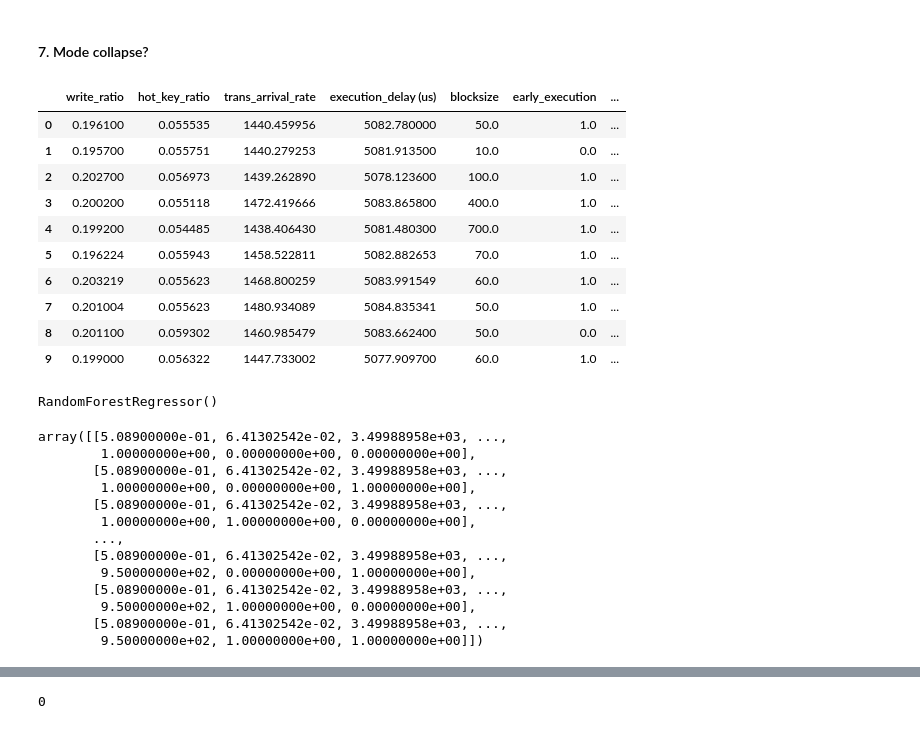
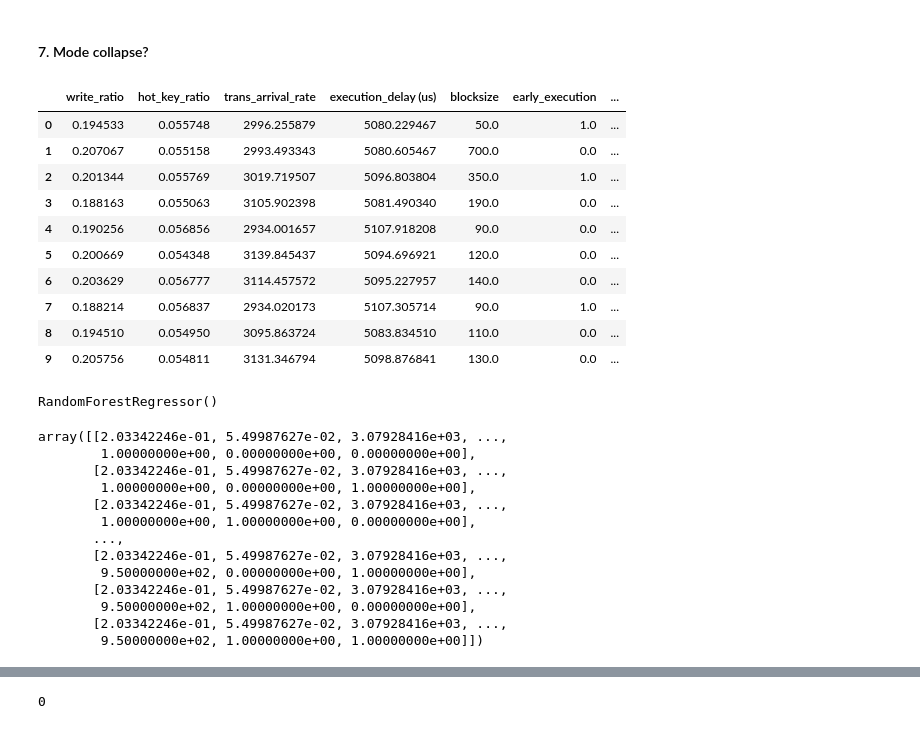
Before and after one commit to chenyuanwu/AdaChain, a Jupyter notebook: src/learning/visualization.ipynb, the cells around one changed output, grey strips where cells are left out. Cells and saved outputs as stored; diff of their text form; code cells hidden in the pictures.

```diff
--- a/src/learning/visualization.ipynb
+++ b/src/learning/visualization.ipynb
@@ -203,22 +203,25 @@ Architecture chosen:
 #### 7. Mode collapse?
 # %%
 import pandas as pd
-df1 = pd.read_csv('ts_episode_100_6.csv')
-df1.rename(columns=str.strip, inplace=True)
-df2 = pd.read_csv('ts_episode_100_7.csv')
-df2.rename(columns=str.strip, inplace=True)
+# df1 = pd.read_csv('ts_episode_100_6.csv')
+# df1.rename(columns=str.strip, inplace=True)
+# df2 = pd.read_csv('ts_episode_100_7.csv')
+# df2.rename(columns=str.strip, inplace=True)
+
+df = pd.read_csv('ts_episode_100_14.csv')
+df.rename(columns=str.strip, inplace=True)
 # %%
-df1.head(10)
+df.head(10)
 # %% [output]
 |  | write_ratio | hot_key_ratio | trans_arrival_rate | execution_delay (us) | blocksize | early_execution | ... |
-| 0 | 0.196100 | 0.055535 | 1440.459956 | 5082.780000 | 50.0 | 1.0 | ... |
-| 1 | 0.195700 | 0.055751 | 1440.279253 | 5081.913500 | 10.0 | 0.0 | ... |
-| 2 | 0.202700 | 0.056973 | 1439.262890 | 5078.123600 | 100.0 | 1.0 | ... |
-| 3 | 0.200200 | 0.055118 | 1472.419666 | 5083.865800 | 400.0 | 1.0 | ... |
-| 4 | 0.199200 | 0.054485 | 1438.406430 | 5081.480300 | 700.0 | 1.0 | ... |
-| 5 | 0.196224 | 0.055943 | 1458.522811 | 5082.882653 | 70.0 | 1.0 | ... |
-| 6 | 0.203219 | 0.055623 | 1468.800259 | 5083.991549 | 60.0 | 1.0 | ... |
-| 7 | 0.201004 | 0.055623 | 1480.934089 | 5084.835341 | 50.0 | 1.0 | ... |
-| 8 | 0.201100 | 0.059302 | 1460.985479 | 5083.662400 | 50.0 | 0.0 | ... |
-| 9 | 0.199000 | 0.056322 | 1447.733002 | 5077.909700 | 60.0 | 1.0 | ... |
+| 0 | 0.194533 | 0.055748 | 2996.255879 | 5080.229467 | 50.0 | 1.0 | ... |
+| 1 | 0.207067 | 0.055158 | 2993.493343 | 5080.605467 | 700.0 | 0.0 | ... |
+| 2 | 0.201344 | 0.055769 | 3019.719507 | 5096.803804 | 350.0 | 1.0 | ... |
+| 3 | 0.188163 | 0.055063 | 3105.902398 | 5081.490340 | 190.0 | 0.0 | ... |
+| 4 | 0.190256 | 0.056856 | 2934.001657 | 5107.918208 | 90.0 | 0.0 | ... |
+| 5 | 0.200669 | 0.054348 | 3139.845437 | 5094.696921 | 120.0 | 0.0 | ... |
+| 6 | 0.203629 | 0.056777 | 3114.457572 | 5095.227957 | 140.0 | 0.0 | ... |
+| 7 | 0.188214 | 0.056837 | 2934.020173 | 5107.305714 | 90.0 | 1.0 | ... |
+| 8 | 0.194510 | 0.054950 | 3095.863724 | 5083.834510 | 110.0 | 0.0 | ... |
+| 9 | 0.205756 | 0.054811 | 3131.346794 | 5098.876841 | 130.0 | 0.0 | ... |
 # %%
@@ -244,22 +250,22 @@ for dim_1 in blocksizes:
 actions_matrix = np.vstack(actions)
 enumeration_matrix = np.hstack((np.zeros((actions_matrix.shape[0], 4)), actions_matrix))
 # %%
-state = df2.iloc[11, [0, 1, 2, 3]].values
+state = df.iloc[51, [0, 1, 2, 3]].values
 enumeration_matrix[:, 0:4] = state
 enumeration_matrix
 # %% [output]
-array([[5.08900000e-01, 6.41302542e-02, 3.49988958e+03, ...,
+array([[2.03342246e-01, 5.49987627e-02, 3.07928416e+03, ...,
         1.00000000e+00, 0.00000000e+00, 0.00000000e+00],
-       [5.08900000e-01, 6.41302542e-02, 3.49988958e+03, ...,
+       [2.03342246e-01, 5.49987627e-02, 3.07928416e+03, ...,
         1.00000000e+00, 0.00000000e+00, 1.00000000e+00],
-       [5.08900000e-01, 6.41302542e-02, 3.49988958e+03, ...,
+       [2.03342246e-01, 5.49987627e-02, 3.07928416e+03, ...,
         1.00000000e+00, 1.00000000e+00, 0.00000000e+00],
        ...,
-       [5.08900000e-01, 6.41302542e-02, 3.49988958e+03, ...,
+       [2.03342246e-01, 5.49987627e-02, 3.07928416e+03, ...,
         9.50000000e+02, 0.00000000e+00, 1.00000000e+00],
-       [5.08900000e-01, 6.41302542e-02, 3.49988958e+03, ...,
+       [2.03342246e-01, 5.49987627e-02, 3.07928416e+03, ...,
         9.50000000e+02, 1.00000000e+00, 0.00000000e+00],
-       [5.08900000e-01, 6.41302542e-02, 3.49988958e+03, ...,
+       [2.03342246e-01, 5.49987627e-02, 3.07928416e+03, ...,
         9.50000000e+02, 1.00000000e+00, 1.00000000e+00]])
 # %%
 prediction = rf.predict(enumeration_matrix)
```
Also changed, not shown: parts of 3 cells of this notebook, 6 other files.
